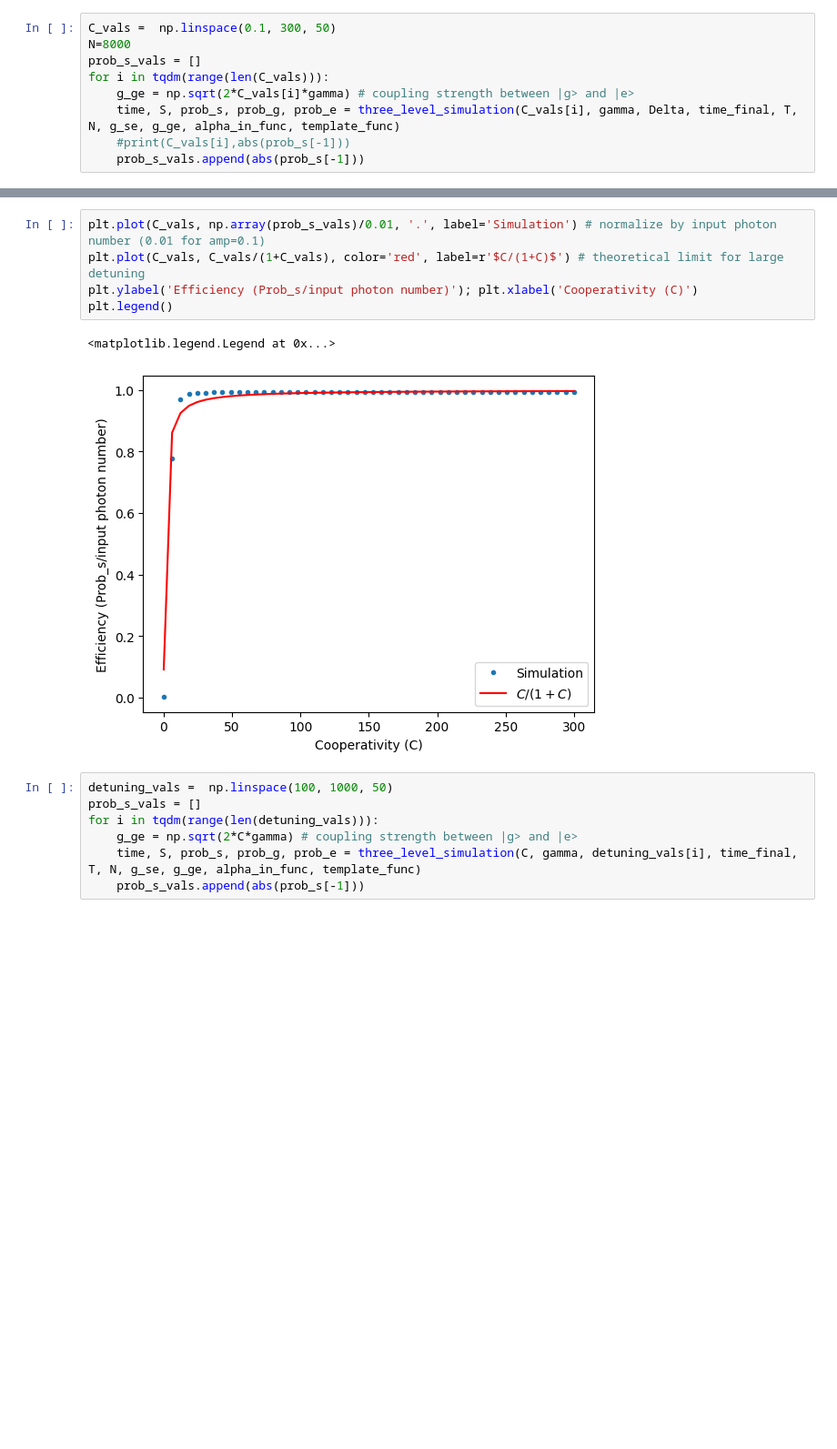
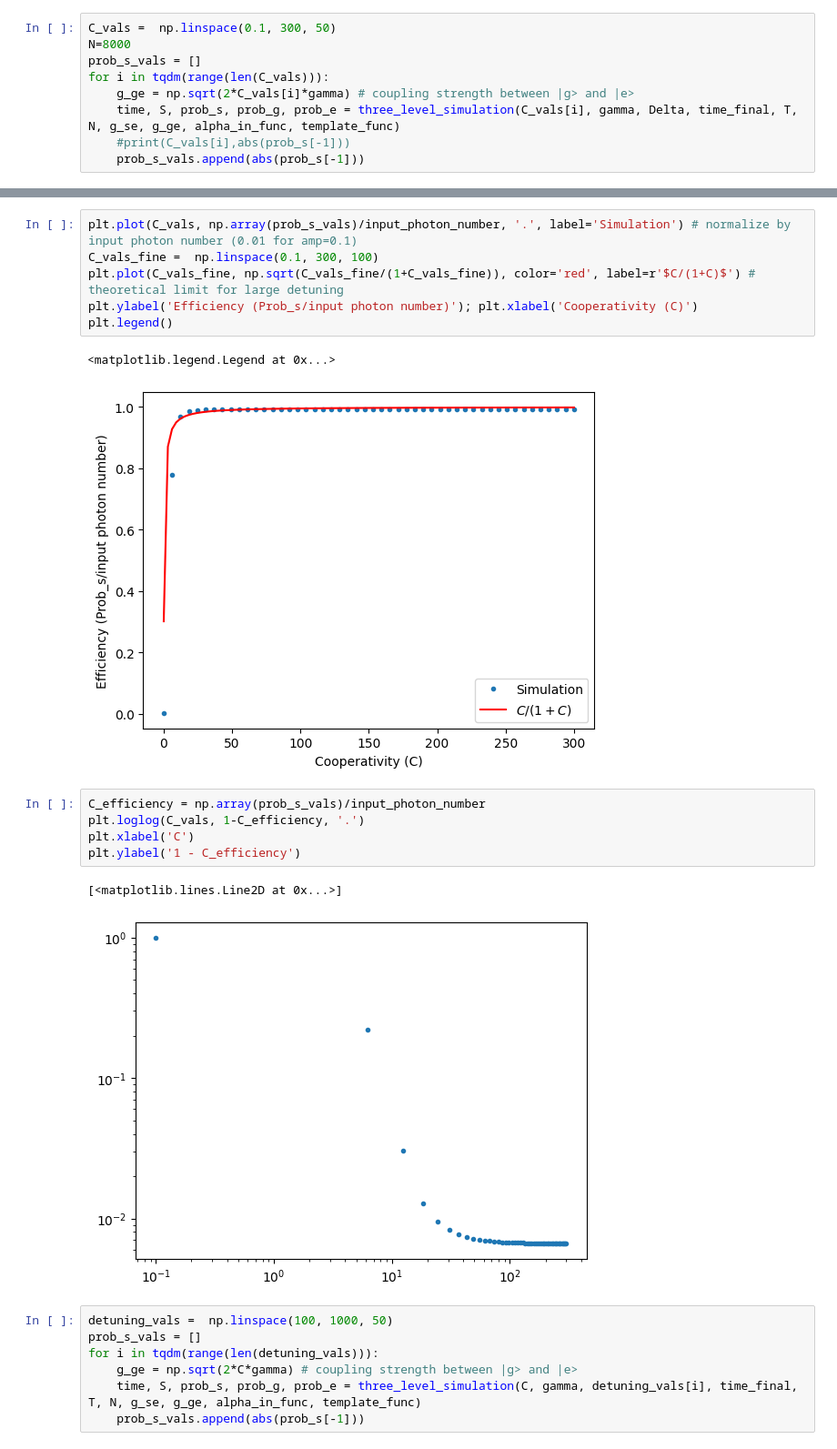
Before and after one commit to brianac687/rbq, a Jupyter notebook: 3LS/three_level_freespace_notebook.ipynb, the cells around one changed output, grey strips where cells are left out. Shown at 91% size. Drawn from its saved outputs; the diff is of its cells as text; blank space fills up the shorter version.

```diff
--- a/3LS/three_level_freespace_notebook.ipynb
+++ b/3LS/three_level_freespace_notebook.ipynb
@@ -83,11 +118,20 @@ for i in tqdm(range(len(C_vals))):
 # %%
-plt.plot(C_vals, np.array(prob_s_vals)/0.01, '.', label='Simulation') # normalize by input photon number (0.01 for amp=0.1)
-plt.plot(C_vals, C_vals/(1+C_vals), color='red', label=r'$C/(1+C)$') # theoretical limit for large detuning
+plt.plot(C_vals, np.array(prob_s_vals)/input_photon_number, '.', label='Simulation') # normalize by input photon number (0.01 for amp=0.1)
+C_vals_fine =  np.linspace(0.1, 300, 100)
+plt.plot(C_vals_fine, np.sqrt(C_vals_fine/(1+C_vals_fine)), color='red', label=r'$C/(1+C)$') # theoretical limit for large detuning
 plt.ylabel('Efficiency (Prob_s/input photon number)'); plt.xlabel('Cooperativity (C)')
 plt.legend()
 # %% [output]
 <matplotlib.legend.Legend at 0x...>
-[figure, old version]
+[figure, new version]
+# %%
+C_efficiency = np.array(prob_s_vals)/input_photon_number
+plt.loglog(C_vals, 1-C_efficiency, '.')
+plt.xlabel('C')
+plt.ylabel('1 - C_efficiency')
+# %% [output]
+[<matplotlib.lines.Line2D at 0x...>]
+[figure, added]
 # %%
 detuning_vals =  np.linspace(100, 1000, 50)
 prob_s_vals = []
```
Also changed, not shown: parts of 21 cells of this notebook, 6 other files.
